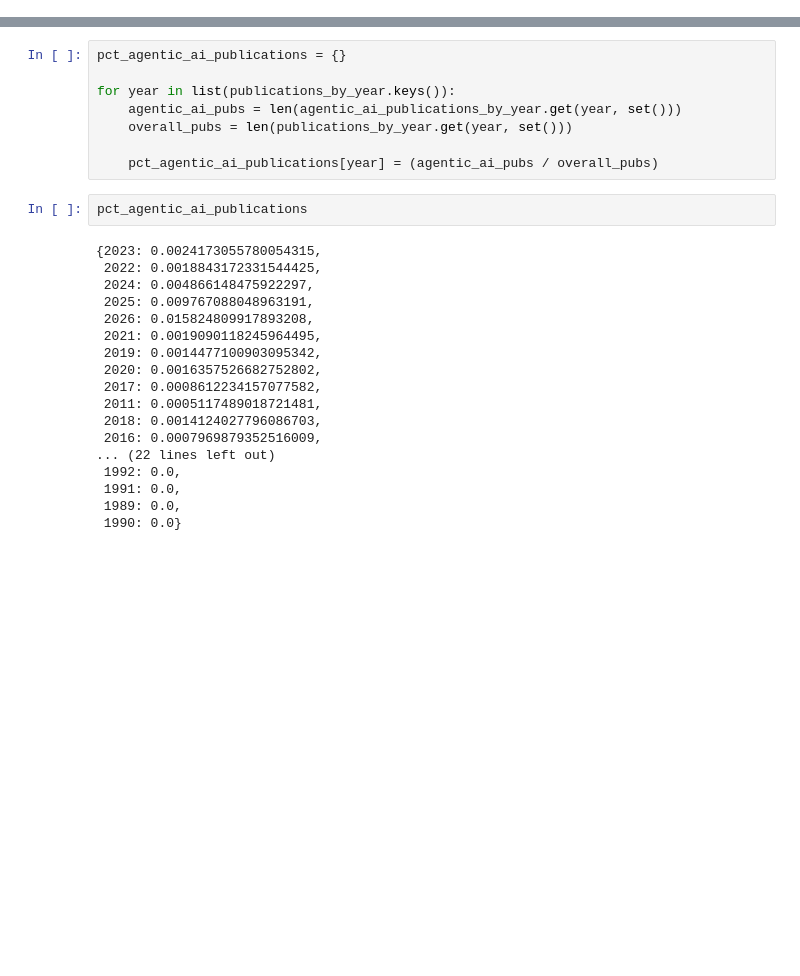
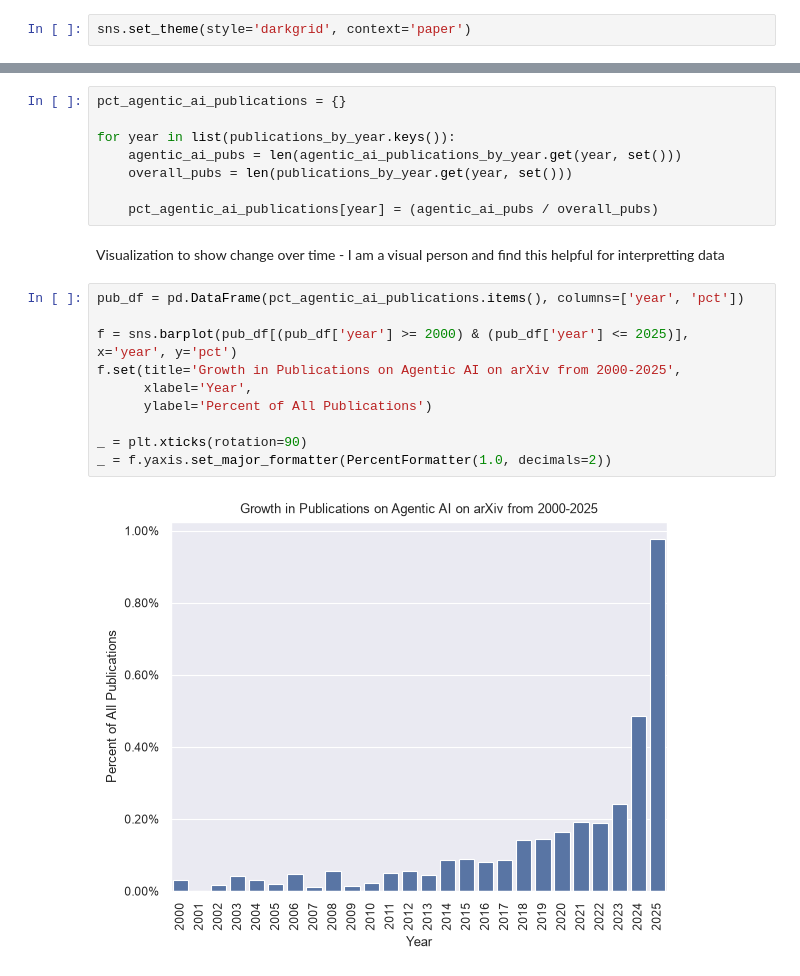
Before and after one commit to haleyej/cset_assessment, a Jupyter notebook: code/assessment.ipynb, the cells around one changed output, grey strips where cells are left out. Saved outputs shown, nothing was run; the diff lists cells and outputs as text; blank space fills up the shorter version.

```diff
--- a/code/assessment.ipynb
+++ b/code/assessment.ipynb
@@ -8,6 +12,8 @@ from collections import Counter, defaultdict
 from datetime import datetime
 
 from utils import read_word_list, get_category_names
+# %%
+sns.set_theme(style='darkgrid', context='paper')
 # %%
 papers = []
 with open(os.path.join('..', 'data', 'arxiv_data.jsonl'), 'r') as file:
@@ -117,23 +119,17 @@ for year in list(publications_by_year.keys()):
     overall_pubs = len(publications_by_year.get(year, set()))
 
     pct_agentic_ai_publications[year] = (agentic_ai_pubs / overall_pubs)
-# %%
-pct_agentic_ai_publications
-# %% [output]
-{2023: 0.0024173055780054315,
- 2022: 0.0018843172331544425,
- 2024: 0.004866148475922297,
- 2025: 0.009767088048963191,
- 2026: 0.015824809917893208,
- 2021: 0.0019090118245964495,
- 2019: 0.0014477100903095342,
- 2020: 0.0016357526682752802,
- 2017: 0.0008612234157077582,
- 2011: 0.0005117489018721481,
- 2018: 0.0014124027796086703,
- 2016: 0.0007969879352516009,
-... (22 lines left out)
- 1992: 0.0,
- 1991: 0.0,
- 1989: 0.0,
- 1990: 0.0}
+# %% [markdown]
+Visualization to show change over time - I am a visual person and find this helpful for interpretting data
+# %%
+pub_df = pd.DataFrame(pct_agentic_ai_publications.items(), columns=['year', 'pct'])
+
+f = sns.barplot(pub_df[(pub_df['year'] >= 2000) & (pub_df['year'] <= 2025)], x='year', y='pct')
+f.set(title='Growth in Publications on Agentic AI on arXiv from 2000-2025',
+      xlabel='Year',
+      ylabel='Percent of All Publications')
+
+_ = plt.xticks(rotation=90)
+_ = f.yaxis.set_major_formatter(PercentFormatter(1.0, decimals=2))
+# %% [output]
+[figure, added]
```
Also changed, not shown: parts of 2 cells of this notebook, 1 other file.
